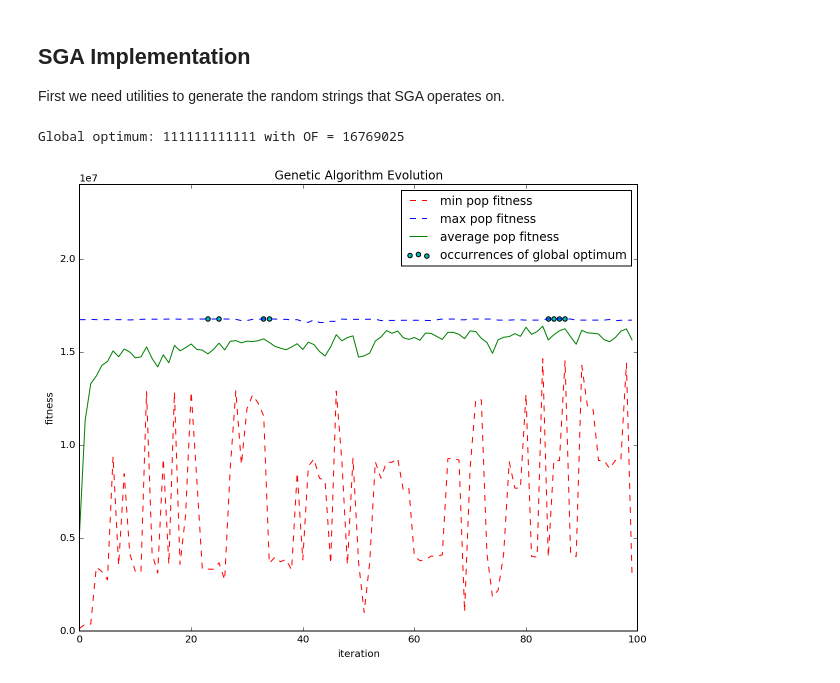
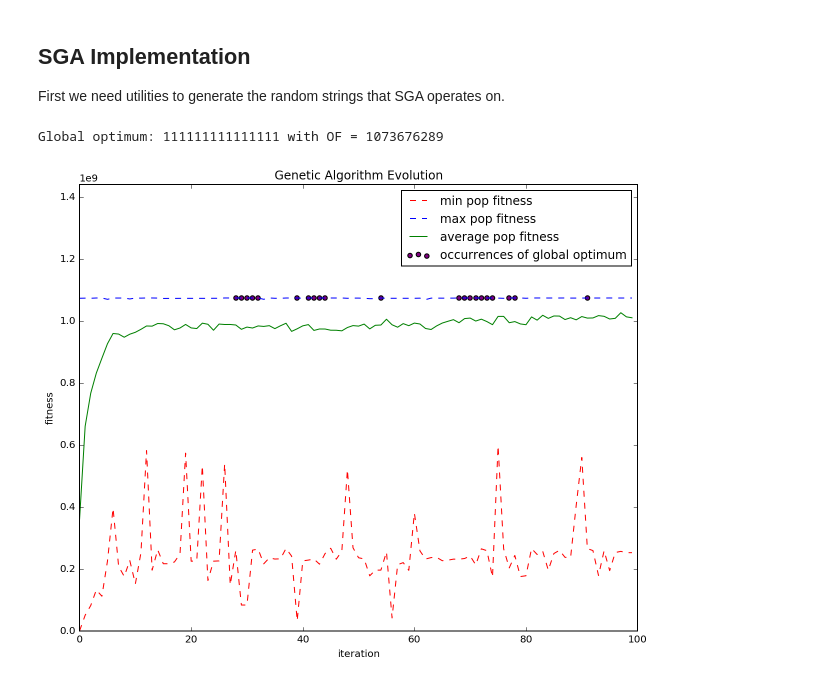
Before and after one commit to glifchits/simple-genetic-algorithm, a Jupyter notebook: SGA.ipynb, the cells around one changed output. Saved outputs shown, nothing was run; the diff lists cells and outputs as text; code cells hidden in the pictures.

```diff
--- a/SGA.ipynb
+++ b/SGA.ipynb
@@ -112,17 +112,23 @@ def reproduction(population: List, fitness_func: Callable, min_or_max=MAX) -> Li
     # member in our given population.
     all_fitness = [fitness_func(m) for m in population]
     total_fitness = sum(all_fitness)
-    inv_fitness = [1/f for f in all_fitness]
-    inv_constant = sum(all_fitness) / sum(inv_fitness)
 
-    def compute_weight(member):
-        fitness = fitness_func(member)
+    def compute_weight(m):
+        """
+        Subroutine which computes the weight of the biased roulette, which
+        is agnostic of the fitness function. In particular, it will invert
+        the fitness value if we are seeking a minimum.
+        """
+        fitness = fitness_func(m)
         if min_or_max == MAX:
-            return fitness/total_fitness
+            return fitness
         elif min_or_max == MIN:
-            return (total_fitness/fitness)/inv_constant
+            return 1/(fitness+0.1)
 
+    # Here we normalize the weights to be proportions of the total weighting
     weights = [(compute_weight(m), m) for m in population]
+    total_weights = sum(w for w, m in weights)
+    pdf = [(w/total_weights, m) for w, m in weights]
 
     # Now we pick members for the new population.
     # We pick the same number of members as the provided population.
@@ -130,7 +136,7 @@ def reproduction(population: List, fitness_func: Callable, min_or_max=MAX) -> Li
     for i in range(len(population)):
         rand = random.random()
         cumul = 0
-        for end_interval, member in weights:
+        for end_interval, member in pdf:
             cumul += end_interval
             if rand <= cumul:
                 new_population.append(member)
@@ -174,14 +180,15 @@ def mutate_population(population, prob):
 fitness = squared_OF
 min_or_max = MAX
 crossover_probability = 0.1
-mutation_probability = 0.01
+mutation_probability = 0.009
+NUM_ERAS = 100
 
 # Initialize population
-population = generate_sample_population(number=50, length=12)
+population = generate_sample_population(number=200, length=15)
 populations = []
 
-# Perform 100 eras of evolution
-for i in range(100):
+# Perform NUM_ERAS of evolution
+for i in range(NUM_ERAS):
     populations.append(population)
     population = reproduction(population, fitness, min_or_max)
     population = population_crossover(population, crossover_probability)
@@ -189,35 +196,38 @@ for i in range(100):
 
 
 # The GA execution is done.
 # This is stuff for plotting
 x_axis = range(len(populations))
 fitnesses = [[fitness(m) for m in population] for population in populations]
 mins = [min(f) for f in fitnesses]
 maxs = [max(f) for f in fitnesses]
 avgs = [sum(f)/len(f) for f in fitnesses]
 
+# Find the "global optimum" of all the chromosomes we looked at.
+# A better term for this chromosome is "best individual".
 all_chromosomes = (c for pop in populations for c in pop)
-global_optimum = max(all_chromosomes, key=fitness)
+optimizer = min if min_or_max == MIN else max
+global_optimum = optimizer(all_chromosomes, key=fitness)
 
 optima = [(it, fitness(global_optimum)) for it, pop in enumerate(populations) if global_optimum in pop]
 x_optima = [x[0] for x in optima]
 y_optima = [x[1] for x in optima]
 line_mins, line_maxs, line_avgs = plt.plot(x_axis, mins, 'r--', maxs, 'b--', avgs, 'g-')
-scatter_ceil = plt.scatter(x_optima, y_optima, c='c')
+scatter_ceil = plt.scatter(x_optima, y_optima, c='purple')
 ymin, ymax = plt.ylim()
 plt.ylim(0, int(ymax*1.20))
 #xmin, xmax = plt.xlim()
-plt.xlim(0, 100)
+plt.xlim(0, NUM_ERAS)
 plt.legend(
     (line_mins, line_maxs, line_avgs, scatter_ceil),
     ("min pop fitness", "max pop fitness", "average pop fitness", "occurrences of global optimum"),
     loc="upper right"
 )
 plt.title("Genetic Algorithm Evolution")
 plt.xlabel('iteration')
 plt.ylabel('fitness')
 
 print("Global optimum: {} with OF = {}".format(global_optimum, fitness(global_optimum)))
 # %% [output]
-Global optimum: 111111111111 with OF = 16769025
+Global optimum: 111111111111111 with OF = 1073676289
-[figure, old version]
+[figure, new version]
```
